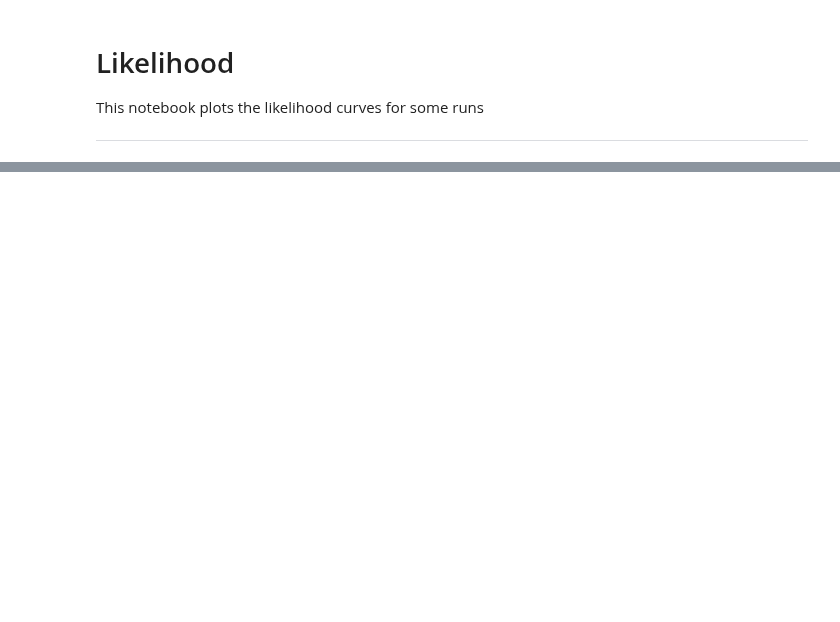
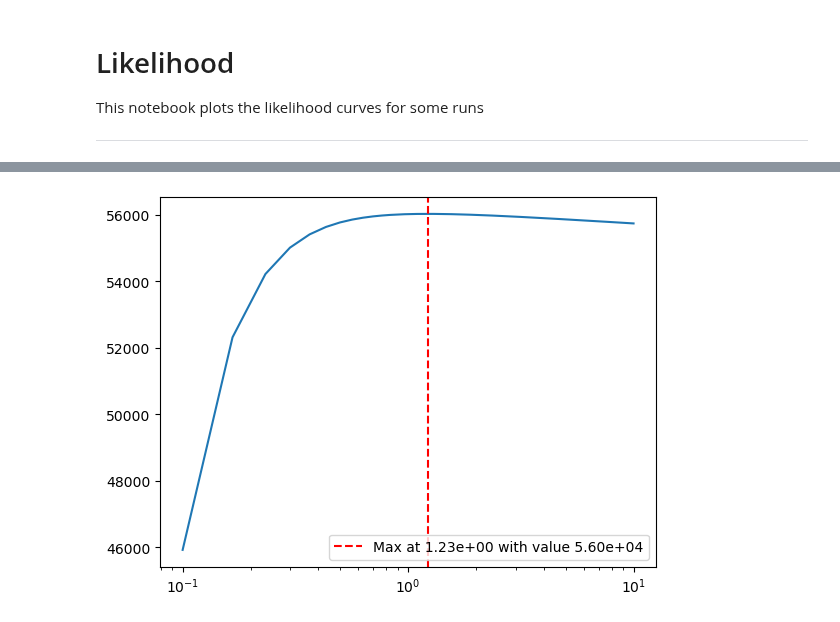
Before and after one commit to tomkimpson/Argus, a Jupyter notebook: notebooks/12.plot_likelihood_curves.ipynb, the cells around one changed output, grey strips where cells are left out. Cells and saved outputs as stored; diff of their text form; code cells hidden in the pictures; blank space fills up the shorter version.

```diff
--- a/notebooks/12.plot_likelihood_curves.ipynb
+++ b/notebooks/12.plot_likelihood_curves.ipynb
@@ -296,32 +7,0 @@ Approximate gradients:
-# %%
-
-import numpy as np
-import matplotlib.pyplot as plt
-import glob
-
-
-
-f = "../sandbox/v2likelihood_data_array_gamma_mdc2_alpha_10.0.npy"
-
-
-
-
-print(f)
-data = np.load(f)
-
-x = data[:,0]
-y = data[:,1]
-print("Number of points: ", len(x))
-
-idx_max = np.argmax(y)
-x_max = x[idx_max]
-y_max = y[idx_max]
-plt.axvline(x_max,c='0.5',ls='--')
-
-plt.plot(x,y,label=f)
-print(f, x_max, y_max)
-
-
-plt.xscale("log")
-
-plt.show()
@@ -415,0 +587,2 @@ Number of points:  500
+# %%
+x_efac,y_efac = get_likelihood_curve_efac()
@@ -415,0 +641,10 @@ Number of points:  500
+# %%
+
+plt.plot(x_efac, y_efac)
+max_idx = np.argmax(y_efac)
+max_y = y_efac[max_idx]
+plt.axvline(x=x_efac[max_idx], color='r', linestyle='--', label=f'Max at {x_efac[max_idx]:.2e} with value {max_y:.2e}')
+plt.legend()
+plt.xscale('log')
+# %% [output]
+[figure, added]
```
Also changed, not shown: parts of 25 cells of this notebook, 6 other files.
